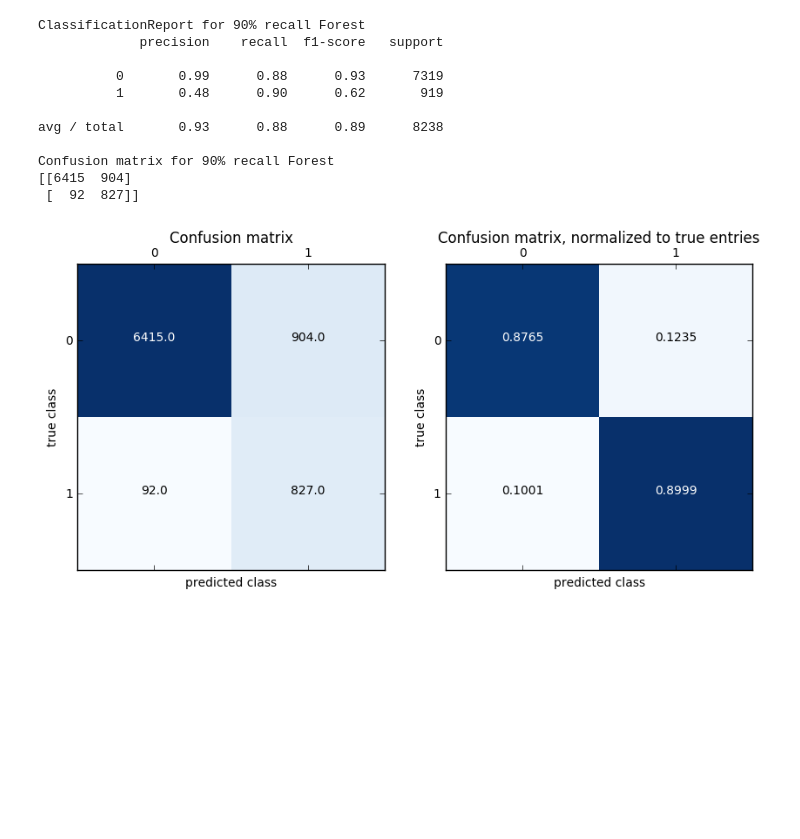
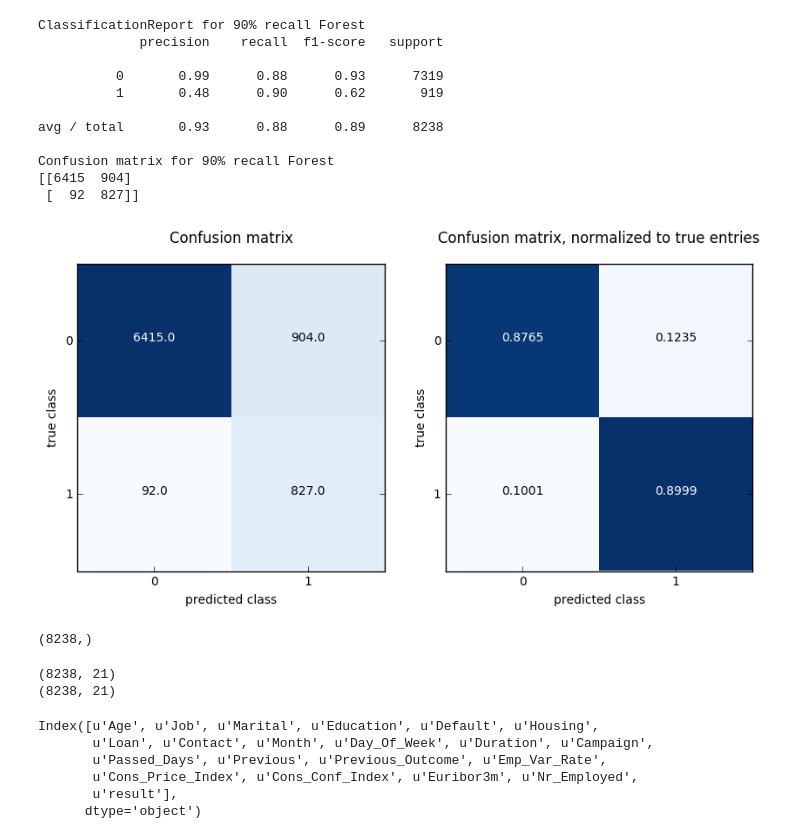
Before and after one commit to disimone/check24_test, a Jupyter notebook: check24_test.ipynb, the cells around one changed output. Drawn from its saved outputs; the diff is of its cells as text; code cells hidden in the pictures; blank space fills up the shorter version.

Commit message:
adding 2d histos of result vs inputs

```diff
--- a/check24_test.ipynb
+++ b/check24_test.ipynb
@@ -478,32 +478,57 @@ mat_sum=mat.sum(axis=1)[:,np.newaxis]
 mat_norm=mat/mat_sum
 
 #print mat,mat_sum,"\n",mat/mat_sum
 
 f,ax=plt.subplots(1,2,figsize=(10,5))
 classes=gsearch_forest.best_estimator_.named_steps['forest'].classes_
 ax[0].matshow(mat,cmap='Blues')
 ax[0].set_xlabel('predicted class')
 ax[0].set_ylabel('true class');
 ax[0].set_title("Confusion matrix")
-ax[0].xaxis.set_ticks_position('')
+ax[0].xaxis.set_ticks_position('bottom')
 
 # write values
 thresh = mat.max() / 2.
 for i, j in itertools.product(range(mat.shape[0]), range(mat.shape[1])):
+    # note: first index is the row-index, i.e. it's on the y axis
     ax[0].text(j, i, mat[i, j],
         horizontalalignment="center",
         color="white" if mat[i, j] > thresh else "black")
 
 ax[1].matshow(mat_norm,cmap='Blues')
 ax[1].set_xlabel('predicted class')
 ax[1].set_ylabel('true class')
 ax[1].set_title("Confusion matrix, normalized to true entries");
+ax[1].xaxis.set_ticks_position('bottom')
 
 thresh = mat_norm.max() / 2.
 
 for i, j in itertools.product(range(mat.shape[0]), range(mat.shape[1])):
     ax[1].text(j, i, round(mat_norm[i, j],4),
         horizontalalignment="center",
         color="white" if mat_norm[i, j] > thresh else "black")
 # %% [output]
-[figure, old version]
+[figure, new version]
+# %%
+# try to visualize success probability in lower-dim
+
+forest_result.shape
+# %% [output]
+(8238,)
+# %%
+projections=Xtest_df
+print projections.shape
+projections.ix[:,'result']=forest_result
+print projections.shape
+# %% [output]
+(8238, 21)
+(8238, 21)
+# %%
+projections.columns
+# %% [output]
+Index([u'Age', u'Job', u'Marital', u'Education', u'Default', u'Housing',
+       u'Loan', u'Contact', u'Month', u'Day_Of_Week', u'Duration', u'Campaign',
+       u'Passed_Days', u'Previous', u'Previous_Outcome', u'Emp_Var_Rate',
+       u'Cons_Price_Index', u'Cons_Conf_Index', u'Euribor3m', u'Nr_Employed',
+       u'result'],
+      dtype='object')
```
Also changed, not shown: parts of 1 cell of this notebook.
